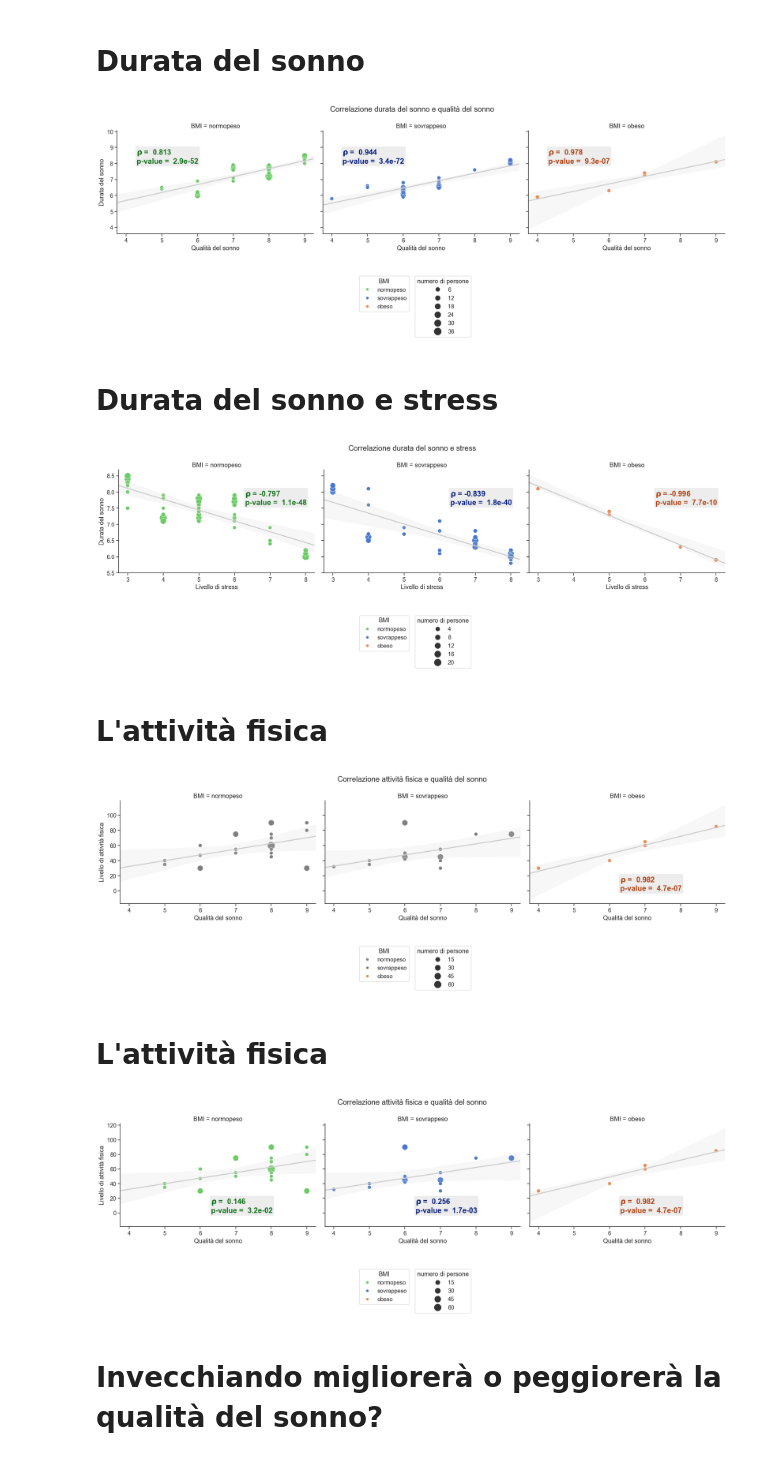
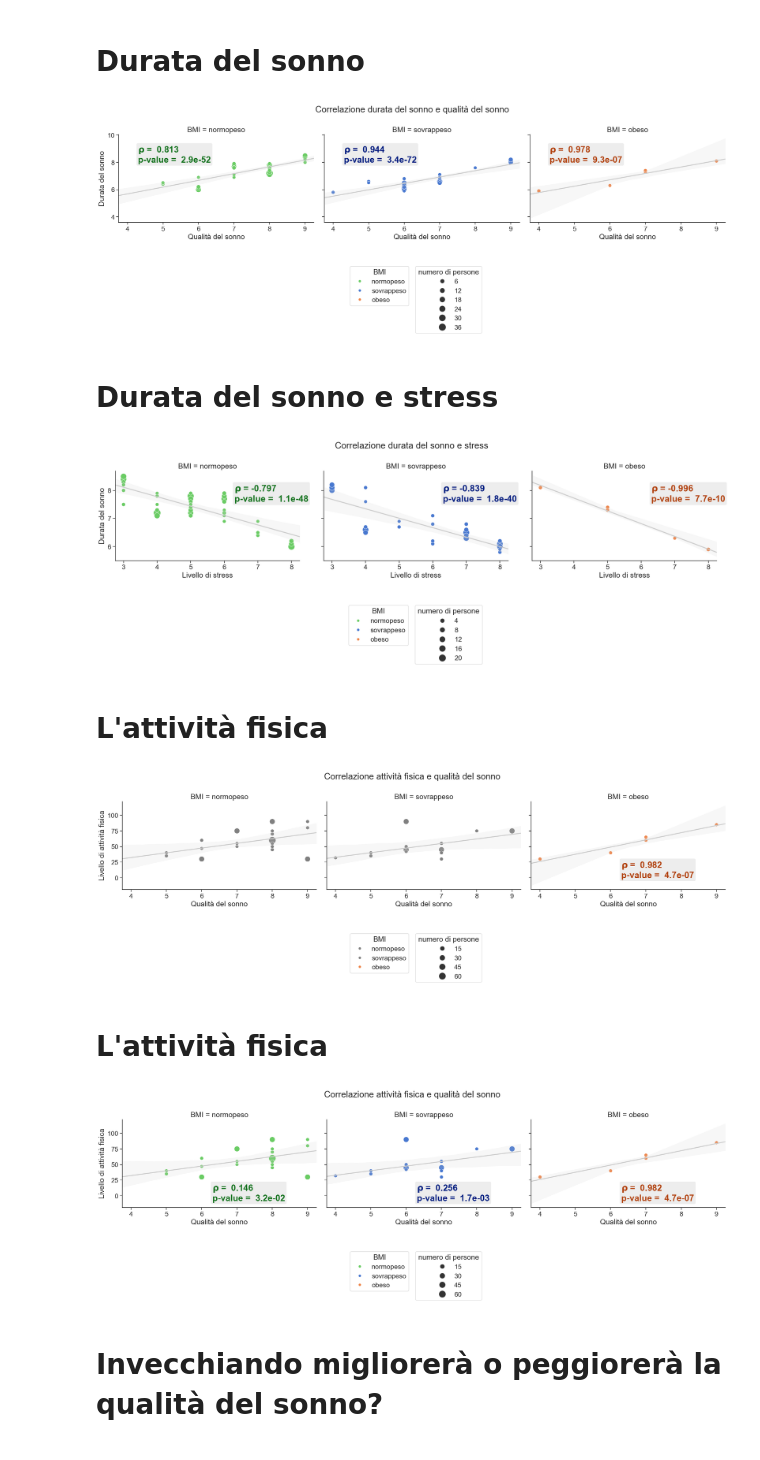
Before and after one commit to fachinmax/sleep_project, a Jupyter notebook: presentation.ipynb, the cells around one changed output. Drawn from its saved outputs; the diff is of its cells as text; code cells hidden in the pictures.

Commit message:
changed font-scale and removed size, weight from bmi-sleep_quality plot

```diff
--- a/presentation.ipynb
+++ b/presentation.ipynb
@@ -12,7 +12,8 @@ from scipy import stats
 # %% [markdown]
 ## Data
 # %%
-sns.set(style='ticks', font_scale=1.2)
+sns.set(style='ticks', font_scale=1.5)
+# sns.set(style='ticks')
 path = os.path.join('assets', 'datasets')
 os.chdir(path)
 
@@ -258,28 +259,28 @@ show_multiple_plots(df, 'Qualità del sonno', 'Livello di stress', 'BMI', 7, 9,
 show_multiple_plots(df, 'Qualità del sonno', 'Durata del sonno', 'BMI', 4.3, 8,
                         'Correlazione durata del sonno e qualità del sonno');
 # %% [output]
-[figure, old version]
+[figure, new version]
 # %% [markdown]
 # Durata del sonno e stress
 # %%
 show_multiple_plots(df, 'Livello di stress', 'Durata del sonno', 'BMI', 6.3, 7.6,
                        'Correlazione durata del sonno e stress');
 # %% [output]
-[figure, old version]
+[figure, new version]
 # %% [markdown]
 # L'attività fisica
 # %%
 show_multiple_plots(df, 'Qualità del sonno', 'Livello di attività fisica', 'BMI', 6.3, 0,
                         'Correlazione attività fisica e qualità del sonno', 'obeso');
 # %% [output]
-[figure, old version]
+[figure, new version]
 # %% [markdown]
 # L'attività fisica
 # %%
-show_multiple_plots(df, 'Qualità del sonno', 'Livello di attività fisica', 'BMI', 6.3, 0,
+show_multiple_plots(df, 'Qualità del sonno', 'Livello di attività fisica', 'BMI', 6.3, -8,
                         'Correlazione attività fisica e qualità del sonno');
 # %% [output]
-[figure, old version]
+[figure, new version]
 # %% [markdown]
 # Invecchiando migliorerà o peggiorerà la qualità del sonno?
 # %%
```
Also changed, not shown: parts of 6 cells of this notebook.
